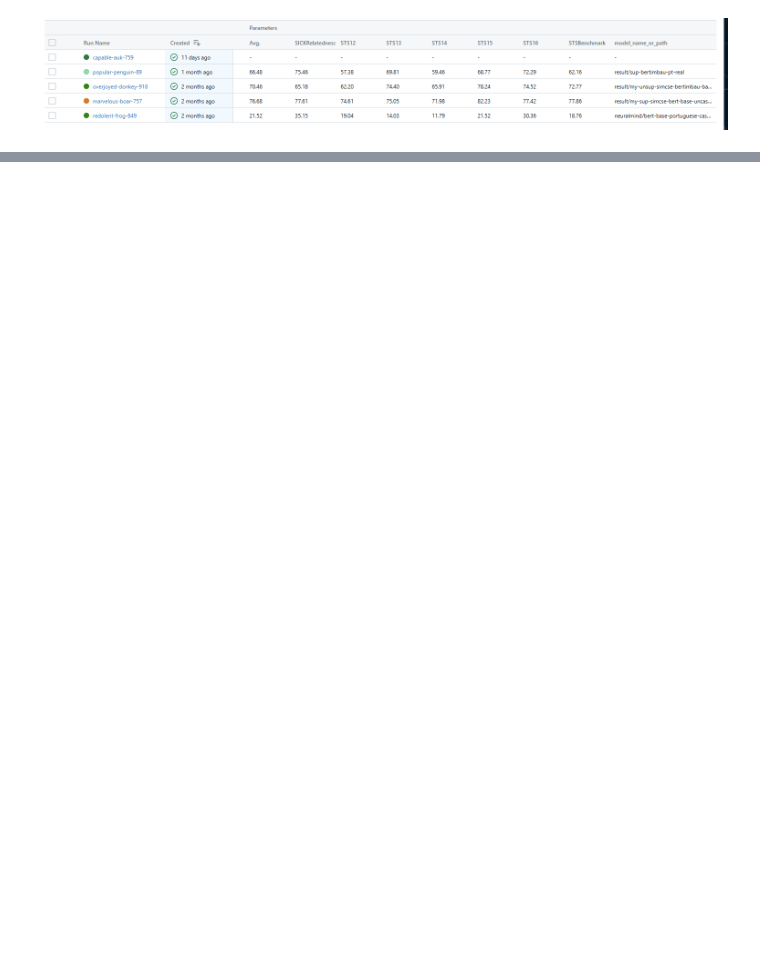
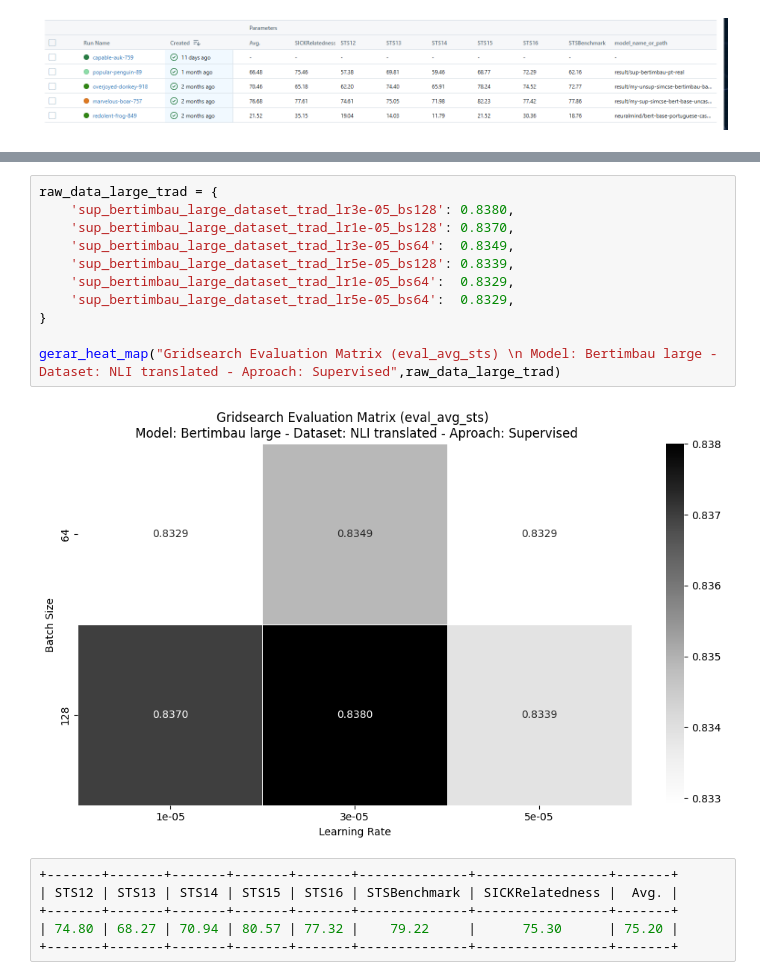
Before and after one commit to robertoviegas/SimCSE, a Jupyter notebook: evaluation_graphs.ipynb, the cells around one changed output, grey strips where cells are left out. Cells and saved outputs as stored; diff of their text form; blank space fills up the shorter version.

```diff
--- a/evaluation_graphs.ipynb
+++ b/evaluation_graphs.ipynb
@@ -75,0 +95,19 @@ gerar_heat_map("Gridsearch Evaluation Matrix (eval_avg_sts) \n Model: Bertimbau
+# %%
+raw_data_large_trad = {
+    'sup_bertimbau_large_dataset_trad_lr3e-05_bs128': 0.8380,
+    'sup_bertimbau_large_dataset_trad_lr1e-05_bs128': 0.8370,
+    'sup_bertimbau_large_dataset_trad_lr3e-05_bs64':  0.8349,
+    'sup_bertimbau_large_dataset_trad_lr5e-05_bs128': 0.8339,
+    'sup_bertimbau_large_dataset_trad_lr1e-05_bs64':  0.8329,
+    'sup_bertimbau_large_dataset_trad_lr5e-05_bs64':  0.8329,
+}
+
+gerar_heat_map("Gridsearch Evaluation Matrix (eval_avg_sts) \n Model: Bertimbau large - Dataset: NLI translated - Aproach: Supervised",raw_data_large_trad)
+# %% [output]
+[figure, added]
+# %%
++-------+-------+-------+-------+-------+--------------+-----------------+-------+
+| STS12 | STS13 | STS14 | STS15 | STS16 | STSBenchmark | SICKRelatedness |  Avg. |
++-------+-------+-------+-------+-------+--------------+-----------------+-------+
+| 74.80 | 68.27 | 70.94 | 80.57 | 77.32 |    79.22     |      75.30      | 75.20 |
++-------+-------+-------+-------+-------+--------------+-----------------+-------+
```
Also changed, not shown: parts of 6 cells of this notebook, 1 other file.
